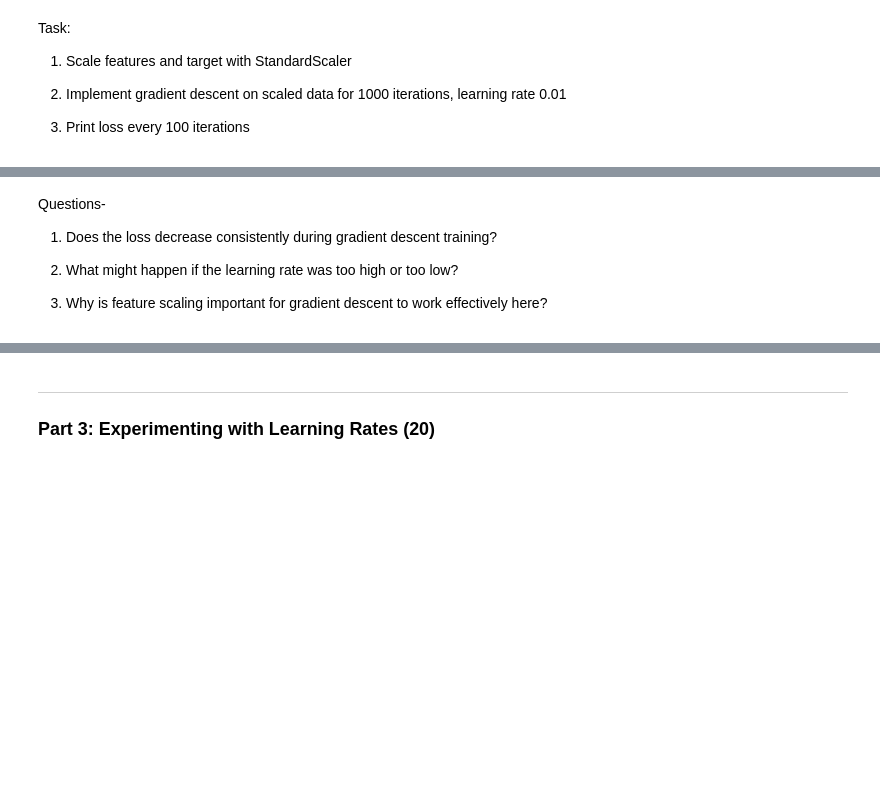
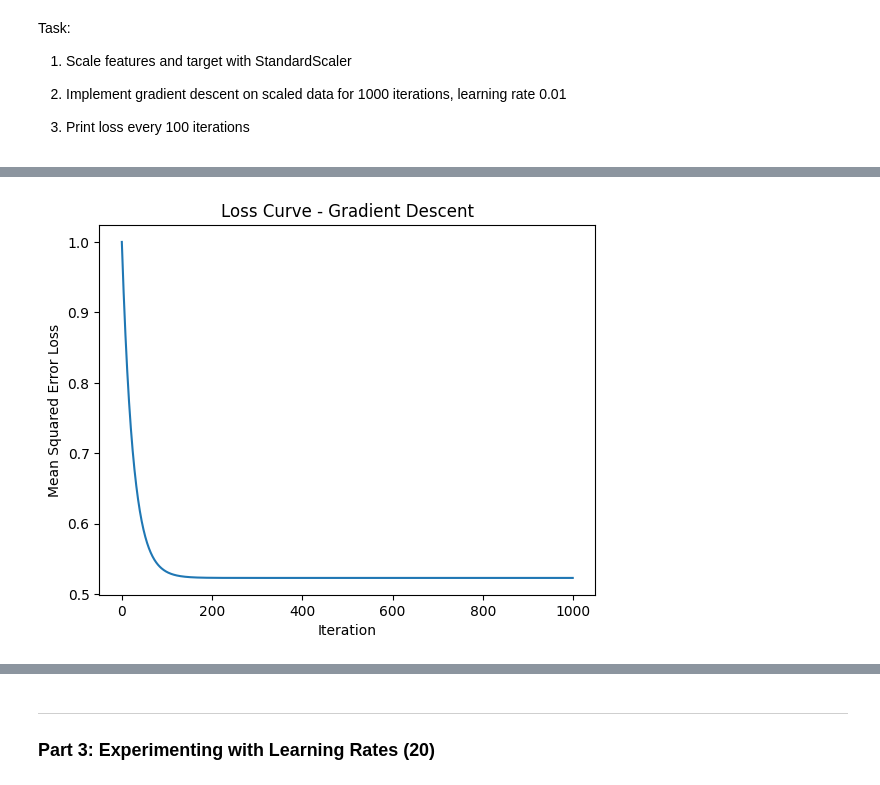
Before and after one commit to iotpelican/ml-llm-course-work, a Jupyter notebook: ss_T27_hw_03_main.ipynb, the cells around one changed output, grey strips where cells are left out. Cells and saved outputs as stored; diff of their text form; code cells hidden in the pictures; blank space fills up the shorter version.

```diff
--- a/ss_T27_hw_03_main.ipynb
+++ b/ss_T27_hw_03_main.ipynb
@@ -104,6 +132,23 @@ Task:
 # %%
 from sklearn.preprocessing import StandardScaler
 import numpy as np
+from sklearn.datasets import fetch_california_housing
+from sklearn.model_selection import train_test_split
+import pandas as pd
+
+# Load dataset
+california = fetch_california_housing(as_frame=True)
+df = california.frame
+
+# Select feature and target
+data = df[['MedInc', 'MedHouseVal']]
+
+# Split data into training and testing sets
+X = data[['MedInc']]
+y = data['MedHouseVal']
+
+X_train, X_test, y_train, y_test = train_test_split(
+    X, y, test_size=0.2, random_state=42)
 
 # Scale features and target
 scaler_X = StandardScaler()
@@ -131,11 +176,13 @@ for i in range(num_iterations):
 
     # Calculate gradients (dw, db)
     # YOUR CODE HERE
-    # YOUR CODE HERE
+    dw = (2/n) * np.sum(error * X_train_np)
+    db = (2/n) * np.sum(error)
 
     # Update weights
     # YOUR CODE HERE
-    # YOUR CODE HERE
+    w = w - lr * dw
+    b = b - lr * db
 
     if i % 100 == 0:
         print(f"Iteration {i}, Loss: {loss:.6f}")
@@ -142,18 +221,11 @@ for i in range(num_iterations):
 # %%
 #Plot Loss Curve
-#import matplotlib.pyplot as plt
+import matplotlib.pyplot as plt
 
-#plt.plot(losses)
-#plt.xlabel("Iteration")
-#plt.ylabel("Mean Squared Error Loss")
-#plt.title("Loss Curve - Gradient Descent")
-#plt.show()
+plt.plot(losses)
+plt.xlabel("Iteration")
+plt.ylabel("Mean Squared Error Loss")
+plt.title("Loss Curve - Gradient Descent")
+plt.show()
+# %% [output]
+[figure, added]
-# %% [markdown]
-
-Questions-
-
-1. Does the loss decrease consistently during gradient descent training?
-
-2. What might happen if the learning rate was too high or too low?
-
-3. Why is feature scaling important for gradient descent to work effectively here?
```
Also changed, not shown: parts of 14 cells of this notebook.
